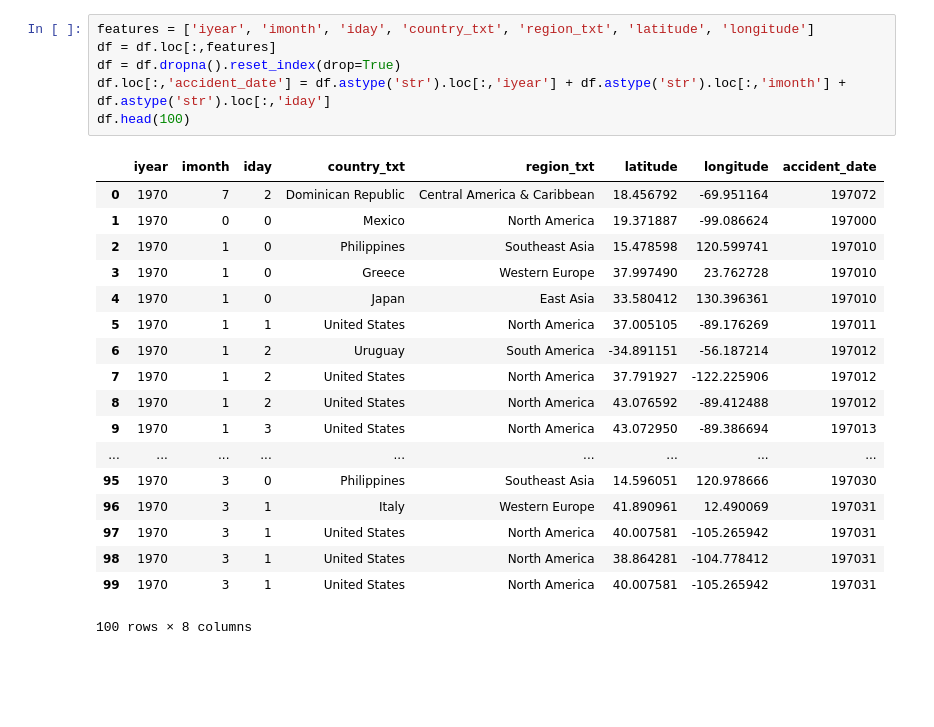
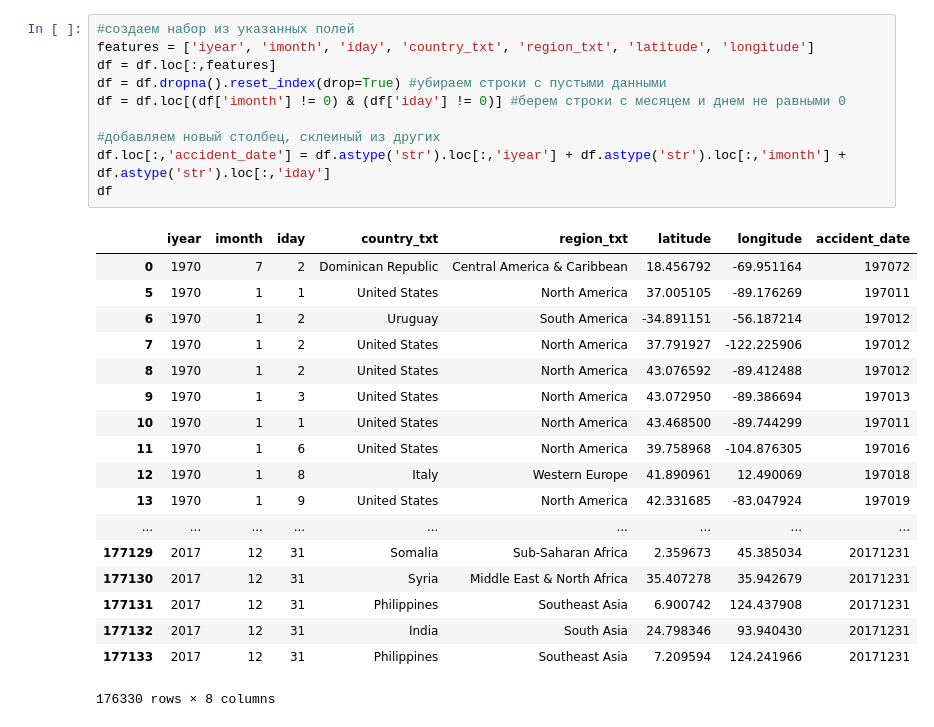
Before and after one commit to Orbitiumnos/Projects, a Jupyter notebook: Lab_2.ipynb, the cells around one changed output. Cells and saved outputs as stored; diff of their text form; blank space fills up the shorter version.

```diff
--- a/Lab_2.ipynb
+++ b/Lab_2.ipynb
@@ -28,26 +35,30 @@ df.head(100)
 # %%
+#создаем набор из указанных полей
 features = ['iyear', 'imonth', 'iday', 'country_txt', 'region_txt', 'latitude', 'longitude']
 df = df.loc[:,features]
-df = df.dropna().reset_index(drop=True)
+df = df.dropna().reset_index(drop=True) #убираем строки с пустыми данными
+df = df.loc[(df['imonth'] != 0) & (df['iday'] != 0)] #берем строки с месяцем и днем не равными 0
+
+#добавляем новый столбец, склеиный из других
 df.loc[:,'accident_date'] = df.astype('str').loc[:,'iyear'] + df.astype('str').loc[:,'imonth'] + df.astype('str').loc[:,'iday']
-df.head(100)
+df
 # %% [output]
 |  | iyear | imonth | iday | country_txt | region_txt | latitude | longitude | accident_date |
 | 0 | 1970 | 7 | 2 | Dominican Republic | Central America & Caribbean | 18.456792 | -69.951164 | 197072 |
-| 1 | 1970 | 0 | 0 | Mexico | North America | 19.371887 | -99.086624 | 197000 |
-| 2 | 1970 | 1 | 0 | Philippines | Southeast Asia | 15.478598 | 120.599741 | 197010 |
-| 3 | 1970 | 1 | 0 | Greece | Western Europe | 37.997490 | 23.762728 | 197010 |
-| 4 | 1970 | 1 | 0 | Japan | East Asia | 33.580412 | 130.396361 | 197010 |
 | 5 | 1970 | 1 | 1 | United States | North America | 37.005105 | -89.176269 | 197011 |
 | 6 | 1970 | 1 | 2 | Uruguay | South America | -34.891151 | -56.187214 | 197012 |
 | 7 | 1970 | 1 | 2 | United States | North America | 37.791927 | -122.225906 | 197012 |
 | 8 | 1970 | 1 | 2 | United States | North America | 43.076592 | -89.412488 | 197012 |
 | 9 | 1970 | 1 | 3 | United States | North America | 43.072950 | -89.386694 | 197013 |
+| 10 | 1970 | 1 | 1 | United States | North America | 43.468500 | -89.744299 | 197011 |
+| 11 | 1970 | 1 | 6 | United States | North America | 39.758968 | -104.876305 | 197016 |
+| 12 | 1970 | 1 | 8 | Italy | Western Europe | 41.890961 | 12.490069 | 197018 |
+| 13 | 1970 | 1 | 9 | United States | North America | 42.331685 | -83.047924 | 197019 |
 | ... | ... | ... | ... | ... | ... | ... | ... | ... |
-| 95 | 1970 | 3 | 0 | Philippines | Southeast Asia | 14.596051 | 120.978666 | 197030 |
-| 96 | 1970 | 3 | 1 | Italy | Western Europe | 41.890961 | 12.490069 | 197031 |
-| 97 | 1970 | 3 | 1 | United States | North America | 40.007581 | -105.265942 | 197031 |
-| 98 | 1970 | 3 | 1 | United States | North America | 38.864281 | -104.778412 | 197031 |
-| 99 | 1970 | 3 | 1 | United States | North America | 40.007581 | -105.265942 | 197031 |
+| 177129 | 2017 | 12 | 31 | Somalia | Sub-Saharan Africa | 2.359673 | 45.385034 | 20171231 |
+| 177130 | 2017 | 12 | 31 | Syria | Middle East & North Africa | 35.407278 | 35.942679 | 20171231 |
+| 177131 | 2017 | 12 | 31 | Philippines | Southeast Asia | 6.900742 | 124.437908 | 20171231 |
+| 177132 | 2017 | 12 | 31 | India | South Asia | 24.798346 | 93.940430 | 20171231 |
+| 177133 | 2017 | 12 | 31 | Philippines | Southeast Asia | 7.209594 | 124.241966 | 20171231 |
-100 rows × 8 columns
+176330 rows × 8 columns
 # %%
```
Also changed, not shown: parts of 15 cells of this notebook.
